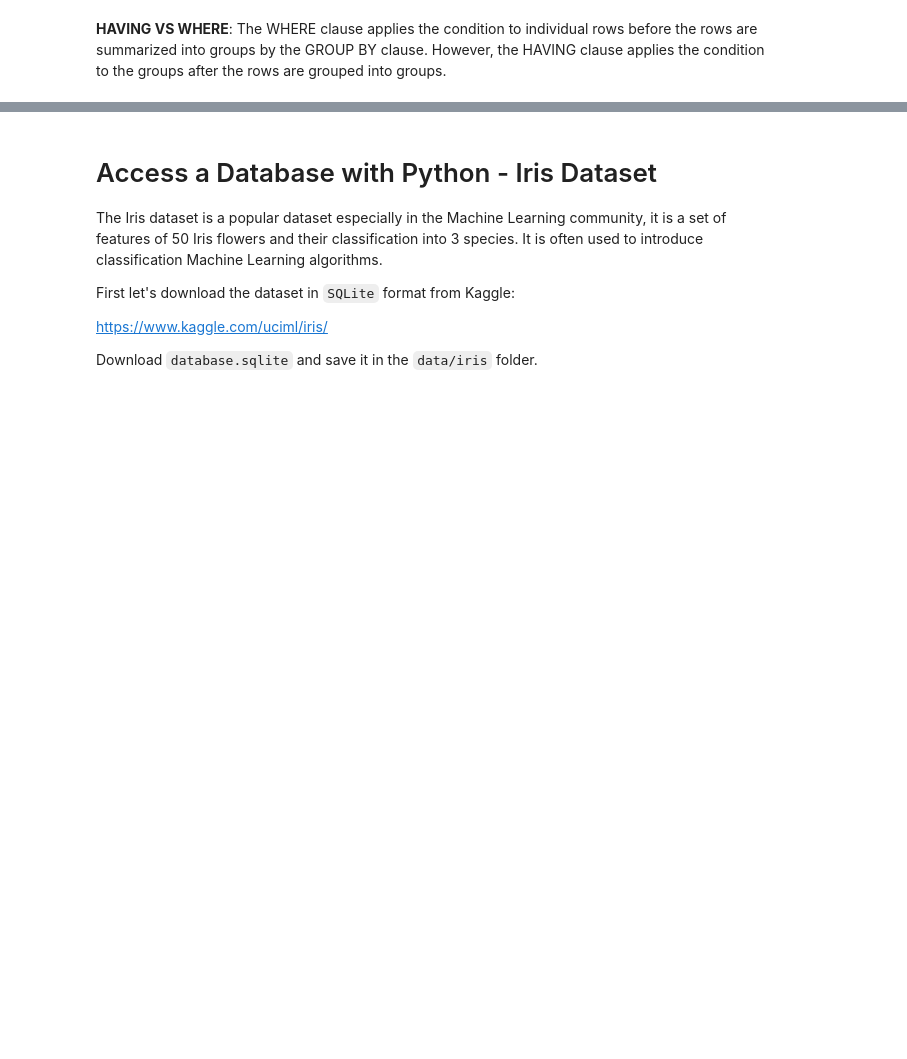
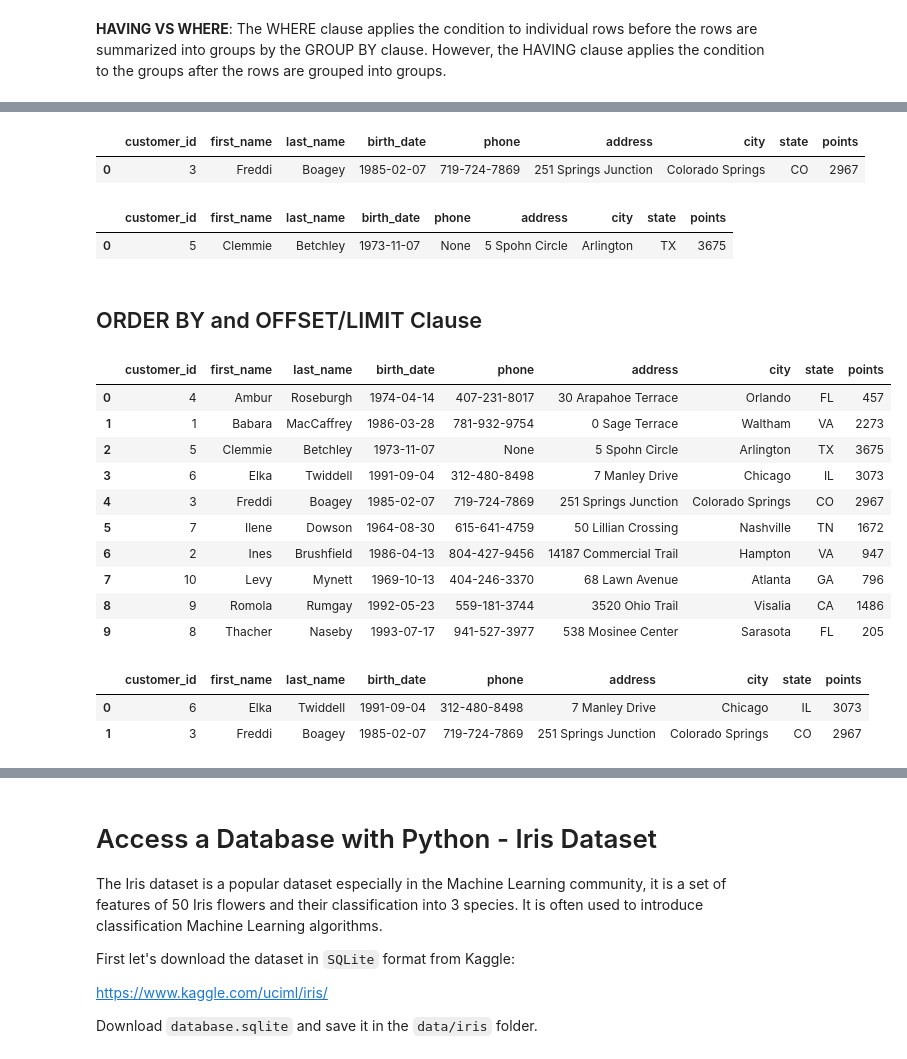
Before and after one commit to VeenaKGit/Knowledge, a Jupyter notebook: Working with Databases.ipynb, the cells around one changed output, grey strips where cells are left out. Saved outputs shown, nothing was run; the diff lists cells and outputs as text; code cells hidden in the pictures; blank space fills up the shorter version.

```diff
--- a/Working with Databases.ipynb
+++ b/Working with Databases.ipynb
@@ -88,0 +262,71 @@ Common commands and tips and tricks for MySql:
+# %%
+# more powerful than LIKE is REGEXP
+pd.read_sql_query(
+'SELECT * \
+FROM customers \
+WHERE last_name REGEXP "field$|^mac|rose" ' \
+, connection)
+# ^ beginning of the string
+# $ end of the string
+# [aeiou]$ match any single character listed in the []
+# -------------------------------------
+pd.read_sql_query(
+'SELECT * \
+FROM customers \
+WHERE last_name REGEXP "[aeiou]a" ' \
+, connection)
+# %% [output]
+|  | customer_id | first_name | last_name | birth_date | phone | address | city | state | points |
+| 0 | 3 | Freddi | Boagey | 1985-02-07 | 719-724-7869 | 251 Springs Junction | Colorado Springs | CO | 2967 |
+# %%
+# identifying the NULL values use IS and NOT IS
+pd.read_sql_query(
+'SELECT * \
+FROM customers \
+WHERE phone IS NULL ' \
+, connection)
+# %% [output]
+|  | customer_id | first_name | last_name | birth_date | phone | address | city | state | points |
+| 0 | 5 | Clemmie | Betchley | 1973-11-07 | None | 5 Spohn Circle | Arlington | TX | 3675 |
+# %% [markdown]
+## ORDER BY and OFFSET/LIMIT Clause
+# %%
+# Irrespective of what column is selected in SELECT we can order by the table with any column
+pd.read_sql_query(
+'SELECT * \
+FROM customers \
+ORDER BY first_name' \
+, connection)
+# ORDER BY first_name DESC' \ # for descending order
+# ORDER BY state DESC, first_name ' \ # order first state in DESC then frist_name
+# ORDER BY can have arthematic expression
+# pd.read_sql_query(
+# 'SELECT *, points * customer_id AS new \
+# FROM customers \
+# ORDER BY points * customer_id' \
+# , connection)
+# %% [output]
+|  | customer_id | first_name | last_name | birth_date | phone | address | city | state | points |
+| 0 | 4 | Ambur | Roseburgh | 1974-04-14 | 407-231-8017 | 30 Arapahoe Terrace | Orlando | FL | 457 |
+| 1 | 1 | Babara | MacCaffrey | 1986-03-28 | 781-932-9754 | 0 Sage Terrace | Waltham | VA | 2273 |
+| 2 | 5 | Clemmie | Betchley | 1973-11-07 | None | 5 Spohn Circle | Arlington | TX | 3675 |
+| 3 | 6 | Elka | Twiddell | 1991-09-04 | 312-480-8498 | 7 Manley Drive | Chicago | IL | 3073 |
+| 4 | 3 | Freddi | Boagey | 1985-02-07 | 719-724-7869 | 251 Springs Junction | Colorado Springs | CO | 2967 |
+| 5 | 7 | Ilene | Dowson | 1964-08-30 | 615-641-4759 | 50 Lillian Crossing | Nashville | TN | 1672 |
+| 6 | 2 | Ines | Brushfield | 1986-04-13 | 804-427-9456 | 14187 Commercial Trail | Hampton | VA | 947 |
+| 7 | 10 | Levy | Mynett | 1969-10-13 | 404-246-3370 | 68 Lawn Avenue | Atlanta | GA | 796 |
+| 8 | 9 | Romola | Rumgay | 1992-05-23 | 559-181-3744 | 3520 Ohio Trail | Visalia | CA | 1486 |
+| 9 | 8 | Thacher | Naseby | 1993-07-17 | 941-527-3977 | 538 Mosinee Center | Sarasota | FL | 205 |
+# %%
+# LIMIT offset, limit # this skips offset number of records and then picks 'limit' after the offset.
+# LIMIT should come at last
+pd.read_sql_query(
+'SELECT * \
+FROM customers \
+ORDER BY first_name \
+LIMIT 3, 2' \
+, connection)
+# %% [output]
+|  | customer_id | first_name | last_name | birth_date | phone | address | city | state | points |
+| 0 | 6 | Elka | Twiddell | 1991-09-04 | 312-480-8498 | 7 Manley Drive | Chicago | IL | 3073 |
+| 1 | 3 | Freddi | Boagey | 1985-02-07 | 719-724-7869 | 251 Springs Junction | Colorado Springs | CO | 2967 |
```
Also changed, not shown: parts of 87 cells of this notebook, 6 other files.
